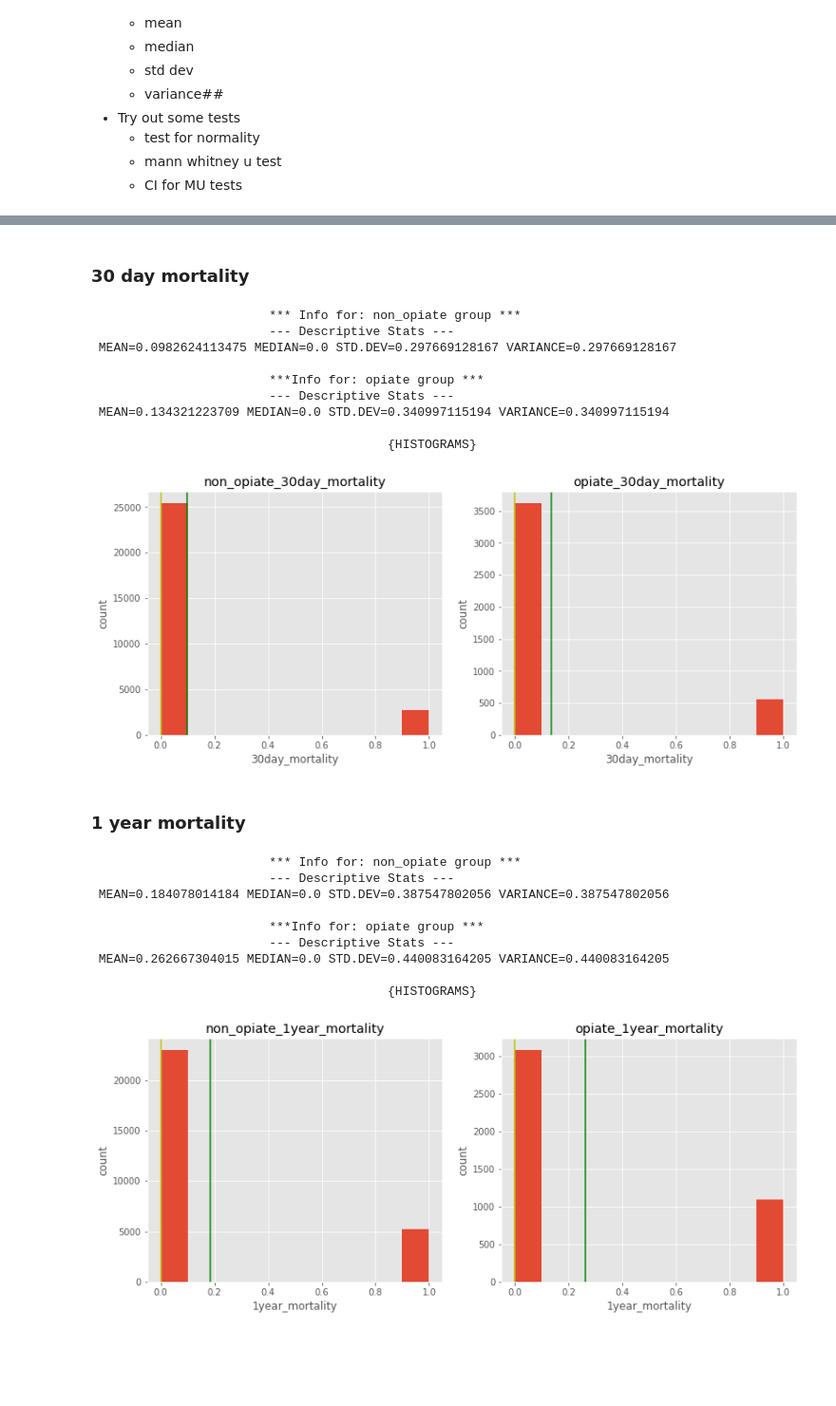
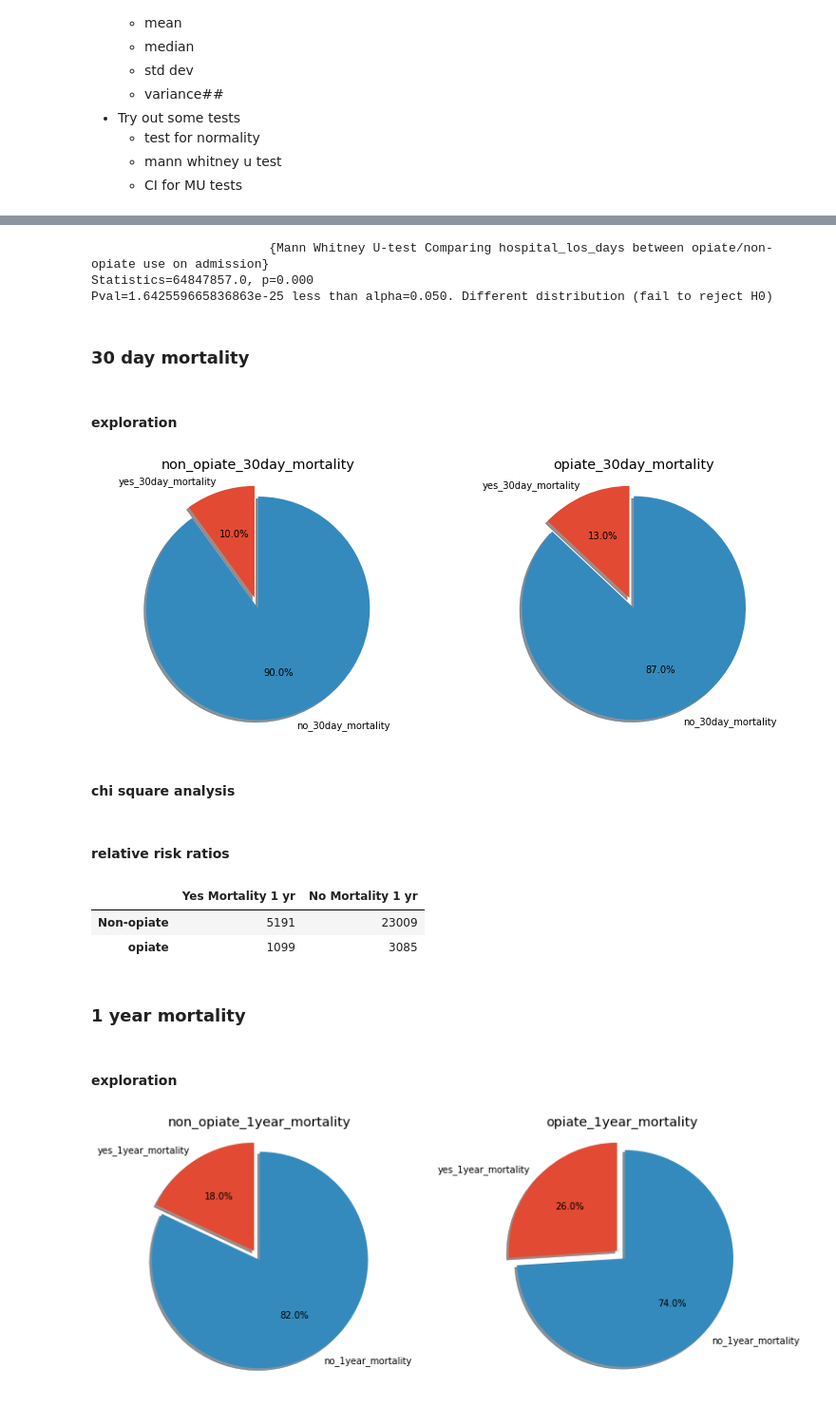
Before and after one commit to anaeliaovalle/opioid_mimic_research, a Jupyter notebook: phase_one_eda.ipynb, the cells around one changed output, grey strips where cells are left out. Shown at 95% size. Cells and saved outputs as stored; diff of their text form; code cells hidden in the pictures; blank space fills up the shorter version.

Commit message:
analysis helper wip

```diff
--- a/phase_one_eda.ipynb
+++ b/phase_one_eda.ipynb
@@ -114,2 +130,8 @@ Pval=1.642559665836863e-25 less than alpha=0.050. Different distribution (fail t
+# %%
+analysis_helper.do_mannwhitney(data, col='hospital_los_days')
+# %% [output]
+                        {Mann Whitney U-test Comparing hospital_los_days between opiate/non-opiate use on admission}
+Statistics=64847857.0, p=0.000
+Pval=1.642559665836863e-25 less than alpha=0.050. Different distribution (fail to reject H0)
 # %% [markdown]
 ### 30 day mortality
@@ -116,13 +141,8 @@ Pval=1.642559665836863e-25 less than alpha=0.050. Different distribution (fail t
+# %% [markdown]
+#### exploration
 # %%
-analysis_helper.plot_hist(data, col='30day_mortality')
+analysis_helper.pie_chart(data, col='30day_mortality')
 # %% [output]
-                        *** Info for: non_opiate group ***
-                        --- Descriptive Stats ---
- MEAN=0.0982624113475 MEDIAN=0.0 STD.DEV=0.297669128167 VARIANCE=0.297669128167
-
-                        ***Info for: opiate group ***
-                        --- Descriptive Stats ---
- MEAN=0.134321223709 MEDIAN=0.0 STD.DEV=0.340997115194 VARIANCE=0.340997115194
-
-                                        {HISTOGRAMS}
-[figure, old version]
+[figure, new version]
+# %% [markdown]
+#### chi square analysis
@@ -129,15 +151,26 @@ analysis_helper.plot_hist(data, col='30day_mortality')
+# %% [markdown]
+#### relative risk ratios
+# %%
+non = data.non_opiates
+num_non_yes = len(non.data[non.data['1year_mortality'] == 1])
+num_non_no = len(non.data[non.data['1year_mortality'] == 0])
+
+op = data.opiate
+num_op_yes = len(op.data[op.data['1year_mortality'] == 1])
+num_op_no = len(op.data[op.data['1year_mortality'] == 0])
+
+pd.DataFrame.from_items([('Non-opiate', [num_non_yes, num_non_no]), ('opiate', [num_op_yes, num_op_no])], orient='index', columns=['Yes Mortality 1 yr', 'No Mortality 1 yr'])
+
+#TODO
+# %% [output]
+|  | Yes Mortality 1 yr | No Mortality 1 yr |
+| Non-opiate | 5191 | 23009 |
+| opiate | 1099 | 3085 |
 # %% [markdown]
 ### 1 year mortality
+# %% [markdown]
+#### exploration
 # %%
-analysis_helper.plot_hist(data, col='1year_mortality')
+analysis_helper.pie_chart(data, col='1year_mortality')
 # %% [output]
-                        *** Info for: non_opiate group ***
-                        --- Descriptive Stats ---
- MEAN=0.184078014184 MEDIAN=0.0 STD.DEV=0.387547802056 VARIANCE=0.387547802056
-
-                        ***Info for: opiate group ***
-                        --- Descriptive Stats ---
- MEAN=0.262667304015 MEDIAN=0.0 STD.DEV=0.440083164205 VARIANCE=0.440083164205
-
-                                        {HISTOGRAMS}
-[figure, old version]
+[figure, new version]
```
Also changed, not shown: parts of 34 cells of this notebook, 1 other file.
